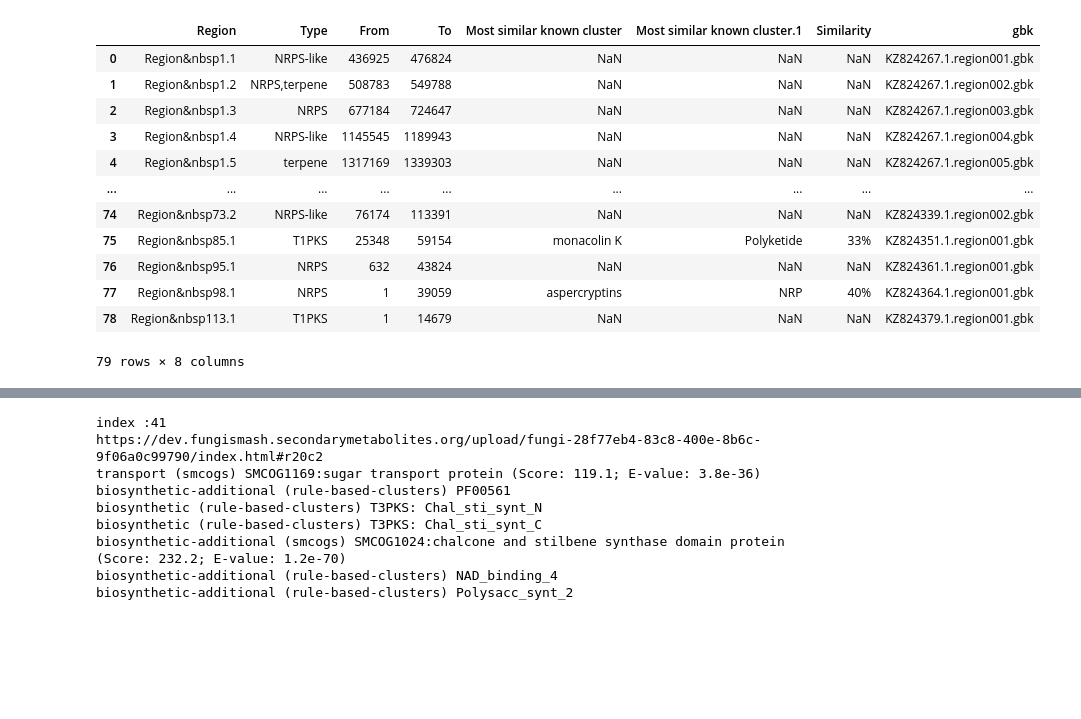
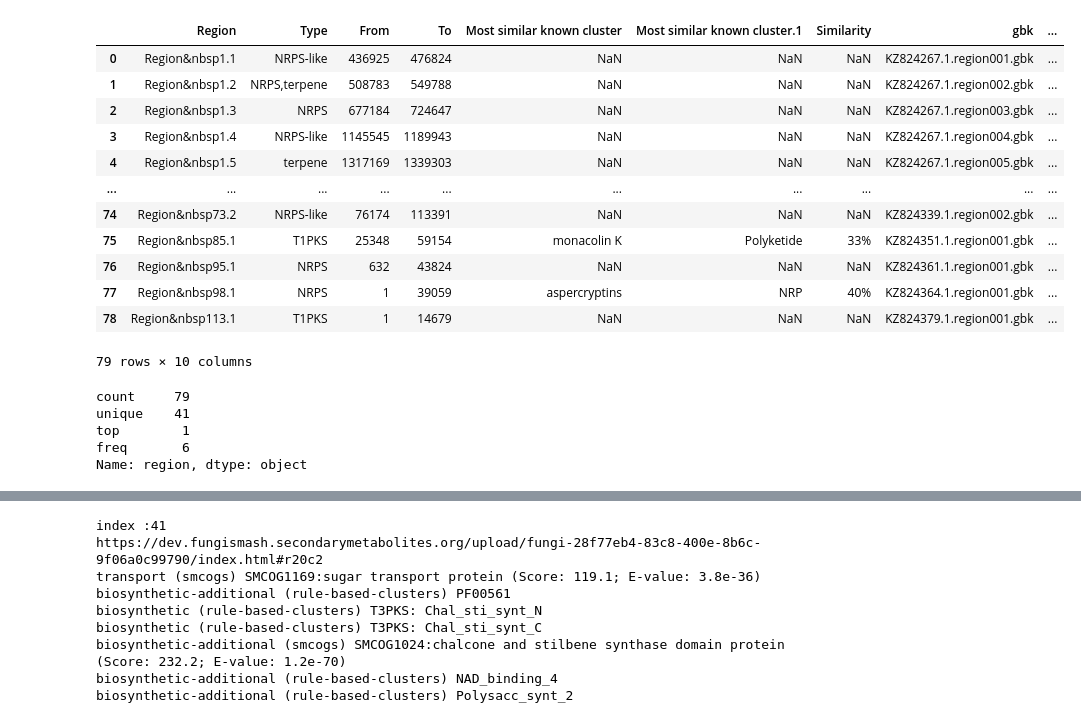
Before and after one commit to matinnuhamunada/course_27815, a Jupyter notebook: CHO_015404.ipynb, the cells around one changed output, grey strips where cells are left out. Saved outputs shown, nothing was run; the diff lists cells and outputs as text; code cells hidden in the pictures; blank space fills up the shorter version.

```diff
--- a/CHO_015404.ipynb
+++ b/CHO_015404.ipynb
@@ -50,25 +53,47 @@ def print_cluster(index, df):
 # %%
 df_summary = df[41] # list of all simplified
 
 # add path to gbk region
 gbk = [f for f in listdir('data/antismash-result/') if f.endswith('.gbk')]
 gbk.sort()
 gbk.pop(0)
 
 # insert gbk path
 df_summary.insert(7, "gbk", gbk, True)
+
+
+r = []
+c = []
+for i in df_summary.index:
+    region = df_summary.Region[i][-5:].split('.')
+    region[0] = re.sub("[^0-9]", "", region[0])
+    r.append(region[0])
+    c.append(region[1])
+
+# insert gbk path
+df_summary.insert(8, "region", r, True)
+df_summary.insert(9, "cluster", c, True)
 df_summary
 # %% [output]
-|  | Region | Type | From | To | Most similar known cluster | Most similar known cluster.1 | Similarity | gbk |
-| 0 | Region&nbsp1.1 | NRPS-like | 436925 | 476824 | NaN | NaN | NaN | KZ824267.1.region001.gbk |
-| 1 | Region&nbsp1.2 | NRPS,terpene | 508783 | 549788 | NaN | NaN | NaN | KZ824267.1.region002.gbk |
-| 2 | Region&nbsp1.3 | NRPS | 677184 | 724647 | NaN | NaN | NaN | KZ824267.1.region003.gbk |
-| 3 | Region&nbsp1.4 | NRPS-like | 1145545 | 1189943 | NaN | NaN | NaN | KZ824267.1.region004.gbk |
-| 4 | Region&nbsp1.5 | terpene | 1317169 | 1339303 | NaN | NaN | NaN | KZ824267.1.region005.gbk |
-| ... | ... | ... | ... | ... | ... | ... | ... | ... |
-| 74 | Region&nbsp73.2 | NRPS-like | 76174 | 113391 | NaN | NaN | NaN | KZ824339.1.region002.gbk |
-| 75 | Region&nbsp85.1 | T1PKS | 25348 | 59154 | monacolin K | Polyketide | 33% | KZ824351.1.region001.gbk |
-| 76 | Region&nbsp95.1 | NRPS | 632 | 43824 | NaN | NaN | NaN | KZ824361.1.region001.gbk |
-| 77 | Region&nbsp98.1 | NRPS | 1 | 39059 | aspercryptins | NRP | 40% | KZ824364.1.region001.gbk |
-| 78 | Region&nbsp113.1 | T1PKS | 1 | 14679 | NaN | NaN | NaN | KZ824379.1.region001.gbk |
+|  | Region | Type | From | To | Most similar known cluster | Most similar known cluster.1 | Similarity | gbk | ... |
+| 0 | Region&nbsp1.1 | NRPS-like | 436925 | 476824 | NaN | NaN | NaN | KZ824267.1.region001.gbk | ... |
+| 1 | Region&nbsp1.2 | NRPS,terpene | 508783 | 549788 | NaN | NaN | NaN | KZ824267.1.region002.gbk | ... |
+| 2 | Region&nbsp1.3 | NRPS | 677184 | 724647 | NaN | NaN | NaN | KZ824267.1.region003.gbk | ... |
+| 3 | Region&nbsp1.4 | NRPS-like | 1145545 | 1189943 | NaN | NaN | NaN | KZ824267.1.region004.gbk | ... |
+| 4 | Region&nbsp1.5 | terpene | 1317169 | 1339303 | NaN | NaN | NaN | KZ824267.1.region005.gbk | ... |
+| ... | ... | ... | ... | ... | ... | ... | ... | ... | ... |
+| 74 | Region&nbsp73.2 | NRPS-like | 76174 | 113391 | NaN | NaN | NaN | KZ824339.1.region002.gbk | ... |
+| 75 | Region&nbsp85.1 | T1PKS | 25348 | 59154 | monacolin K | Polyketide | 33% | KZ824351.1.region001.gbk | ... |
+| 76 | Region&nbsp95.1 | NRPS | 632 | 43824 | NaN | NaN | NaN | KZ824361.1.region001.gbk | ... |
+| 77 | Region&nbsp98.1 | NRPS | 1 | 39059 | aspercryptins | NRP | 40% | KZ824364.1.region001.gbk | ... |
+| 78 | Region&nbsp113.1 | T1PKS | 1 | 14679 | NaN | NaN | NaN | KZ824379.1.region001.gbk | ... |
-79 rows × 8 columns
+79 rows × 10 columns
+# %%
+# statistics
+df_summary.region.describe()
+# %% [output]
+count     79
+unique    41
+top        1
+freq       6
+Name: region, dtype: object
```
Also changed, not shown: parts of 4 cells of this notebook.
